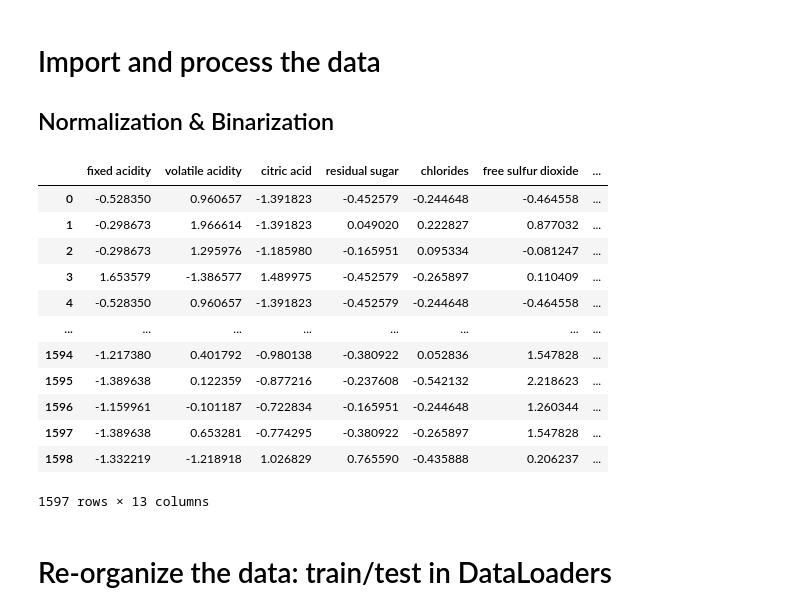
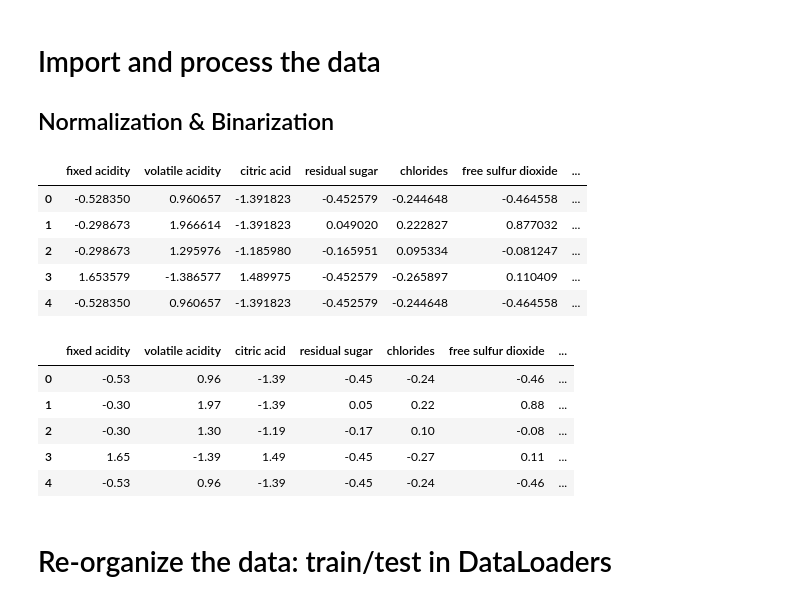
Before and after one commit to marzzelo/DeepUnderstandingOfDeepLearning, a Jupyter notebook: metaparams/DUDL_metaparams_CodeChallengeBatches.ipynb, the cells around one changed output. Cells and saved outputs as stored; diff of their text form; code cells hidden in the pictures.

```diff
--- a/metaparams/DUDL_metaparams_CodeChallengeBatches.ipynb
+++ b/metaparams/DUDL_metaparams_CodeChallengeBatches.ipynb
@@ -42,35 +39,47 @@ ModuleNotFoundError: No module named 'myUtils'
 # %%
 # import the data
 url = "https://archive.ics.uci.edu/ml/machine-learning-databases/wine-quality/winequality-red.csv"
 data = pd.read_csv(url, sep=";")
 data = data[data["total sulfur dioxide"] < 200]  # drop a few outliers
 
-# z-score all columns except for quality (NORMALIZATION)
+# z-score all columns except for "quality" (NORMALIZATION)
 cols2zscore = data.keys()
 cols2zscore = cols2zscore.drop("quality")
 data[cols2zscore] = data[cols2zscore].apply(stats.zscore)
 
 # create a new column for binarized (boolean) quality (BINARY CLASSIFICATION)
 data["boolQuality"] = 0
+
 # data['boolQuality'][data['quality']<6] = 0 # implicit in the code! just here for clarity
 # data["boolQuality"][data["quality"] > 5] = 1  # WARNING (Trying to set value on a copy of a slice from a DataFrame)
-data.loc[data["quality"] > 5, "boolQuality"] = 1
+data.loc[data["quality"] > 5, "boolQuality"] = 1  # loc: "Access a group of rows and columns by label(s) or a boolean array"
 
-data
+data.head()
 # %% [output]
 |  | fixed acidity | volatile acidity | citric acid | residual sugar | chlorides | free sulfur dioxide | ... |
 | 0 | -0.528350 | 0.960657 | -1.391823 | -0.452579 | -0.244648 | -0.464558 | ... |
 | 1 | -0.298673 | 1.966614 | -1.391823 | 0.049020 | 0.222827 | 0.877032 | ... |
 | 2 | -0.298673 | 1.295976 | -1.185980 | -0.165951 | 0.095334 | -0.081247 | ... |
 | 3 | 1.653579 | -1.386577 | 1.489975 | -0.452579 | -0.265897 | 0.110409 | ... |
 | 4 | -0.528350 | 0.960657 | -1.391823 | -0.452579 | -0.244648 | -0.464558 | ... |
-| ... | ... | ... | ... | ... | ... | ... | ... |
-| 1594 | -1.217380 | 0.401792 | -0.980138 | -0.380922 | 0.052836 | 1.547828 | ... |
-| 1595 | -1.389638 | 0.122359 | -0.877216 | -0.237608 | -0.542132 | 2.218623 | ... |
-| 1596 | -1.159961 | -0.101187 | -0.722834 | -0.165951 | -0.244648 | 1.260344 | ... |
-| 1597 | -1.389638 | 0.653281 | -0.774295 | -0.380922 | -0.265897 | 1.547828 | ... |
-| 1598 | -1.332219 | -1.218918 | 1.026829 | 0.765590 | -0.435888 | 0.206237 | ... |
-1597 rows × 13 columns
+# %%
+"""
+Cell generated by Data Wrangler.
+"""
+def clean_data(data):
+    # Round columns 'fixed acidity', 'volatile acidity' and 11 other columns (Number of decimals: 2)
+    data = data.round({'fixed acidity': 2, 'volatile acidity': 2, 'citric acid': 2, 'residual sugar': 2, 'chlorides': 2, 'free sulfur dioxide': 2, 'total sulfur dioxide': 2, 'density': 2, 'pH': 2, 'sulphates': 2, 'alcohol': 2, 'quality': 2, 'boolQuality': 2})
+    return data
+
+data_clean = clean_data(data.copy())
+data_clean.head()
+# %% [output]
+|  | fixed acidity | volatile acidity | citric acid | residual sugar | chlorides | free sulfur dioxide | ... |
+| 0 | -0.53 | 0.96 | -1.39 | -0.45 | -0.24 | -0.46 | ... |
+| 1 | -0.30 | 1.97 | -1.39 | 0.05 | 0.22 | 0.88 | ... |
+| 2 | -0.30 | 1.30 | -1.19 | -0.17 | 0.10 | -0.08 | ... |
+| 3 | 1.65 | -1.39 | 1.49 | -0.45 | -0.27 | 0.11 | ... |
+| 4 | -0.53 | 0.96 | -1.39 | -0.45 | -0.24 | -0.46 | ... |
 # %% [markdown]
 # Re-organize the data: train/test in DataLoaders
 # %%
```
Also changed, not shown: parts of 9 cells of this notebook, 5 other files.
